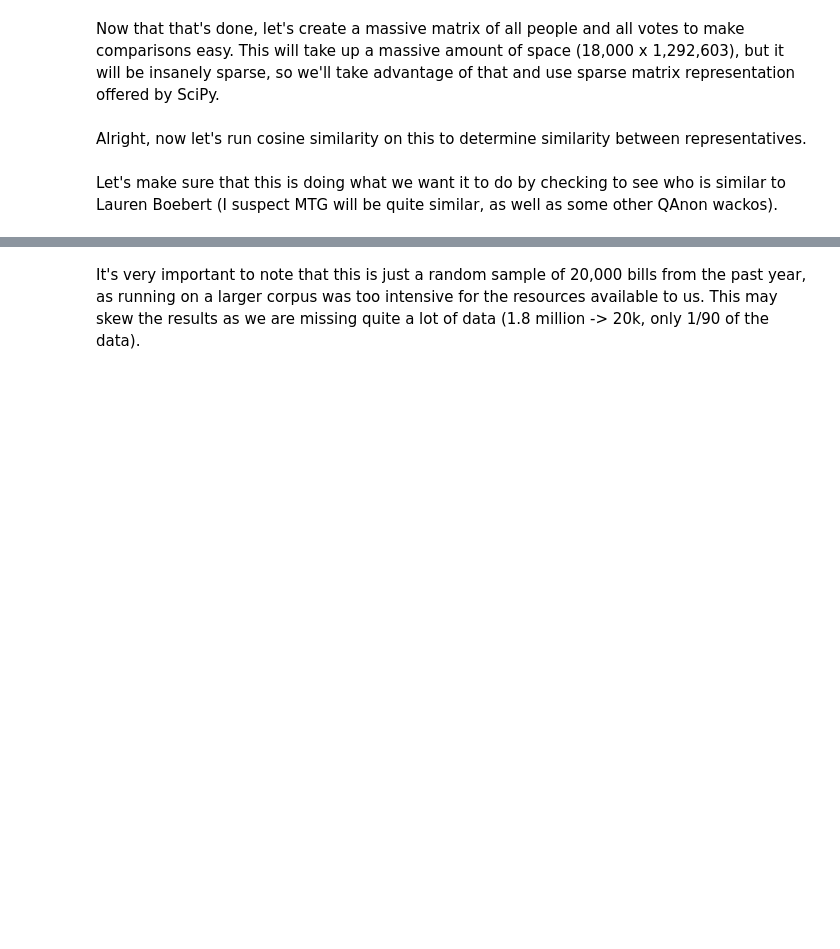
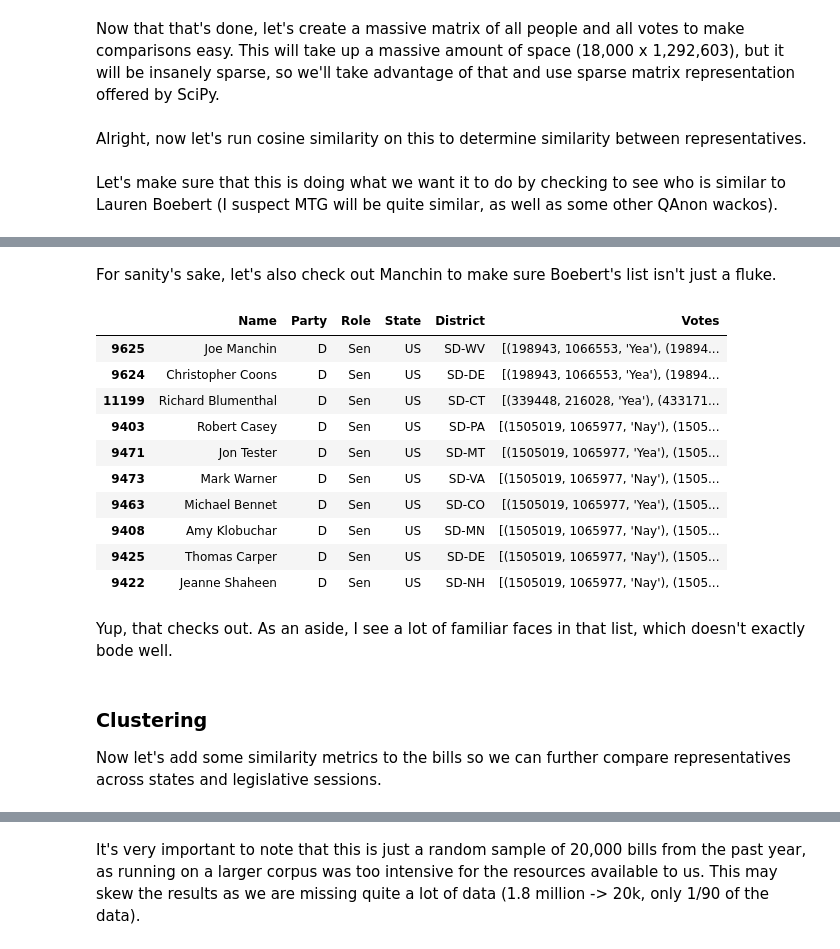
Before and after one commit to silas-wunder/LegiScan, a Jupyter notebook: basic_analysis.ipynb, the cells around one changed output, grey strips where cells are left out. Drawn from its saved outputs; the diff is of its cells as text; code cells hidden in the pictures; blank space fills up the shorter version.

```diff
--- a/basic_analysis.ipynb
+++ b/basic_analysis.ipynb
@@ -130,3 +130,26 @@ Now let's add some similarity metrics to the bills so we can further compare rep
+# %% [markdown]
+For sanity's sake, let's also check out Manchin to make sure Boebert's list isn't just a fluke.
+# %%
+manchin = people.loc[people["Name"] == "Joe Manchin"].index[0]
+people.loc[votes_similarities[manchin].argsort()[::-1][:10]]
+# %% [output]
+|  | Name | Party | Role | State | District | Votes |
+| 9625 | Joe Manchin | D | Sen | US | SD-WV | [(198943, 1066553, 'Yea'), (19894... |
+| 9624 | Christopher Coons | D | Sen | US | SD-DE | [(198943, 1066553, 'Yea'), (19894... |
+| 11199 | Richard Blumenthal | D | Sen | US | SD-CT | [(339448, 216028, 'Yea'), (433171... |
+| 9403 | Robert Casey | D | Sen | US | SD-PA | [(1505019, 1065977, 'Nay'), (1505... |
+| 9471 | Jon Tester | D | Sen | US | SD-MT | [(1505019, 1065977, 'Yea'), (1505... |
+| 9473 | Mark Warner | D | Sen | US | SD-VA | [(1505019, 1065977, 'Nay'), (1505... |
+| 9463 | Michael Bennet | D | Sen | US | SD-CO | [(1505019, 1065977, 'Yea'), (1505... |
+| 9408 | Amy Klobuchar | D | Sen | US | SD-MN | [(1505019, 1065977, 'Nay'), (1505... |
+| 9425 | Thomas Carper | D | Sen | US | SD-DE | [(1505019, 1065977, 'Nay'), (1505... |
+| 9422 | Jeanne Shaheen | D | Sen | US | SD-NH | [(1505019, 1065977, 'Nay'), (1505... |
+# %% [markdown]
+Yup, that checks out. As an aside, I see a lot of familiar faces in that list, which doesn't exactly bode well.
+# %% [markdown]
+### Clustering
+
+Now let's add some similarity metrics to the bills so we can further compare representatives across states and legislative sessions.
 # %%
 with lzma.open("./cleaned_input/bills3.pkl.xz", 'r') as f:
     clustered_bills = pd.read_pickle(f)
```
Also changed, not shown: parts of 24 cells of this notebook.
